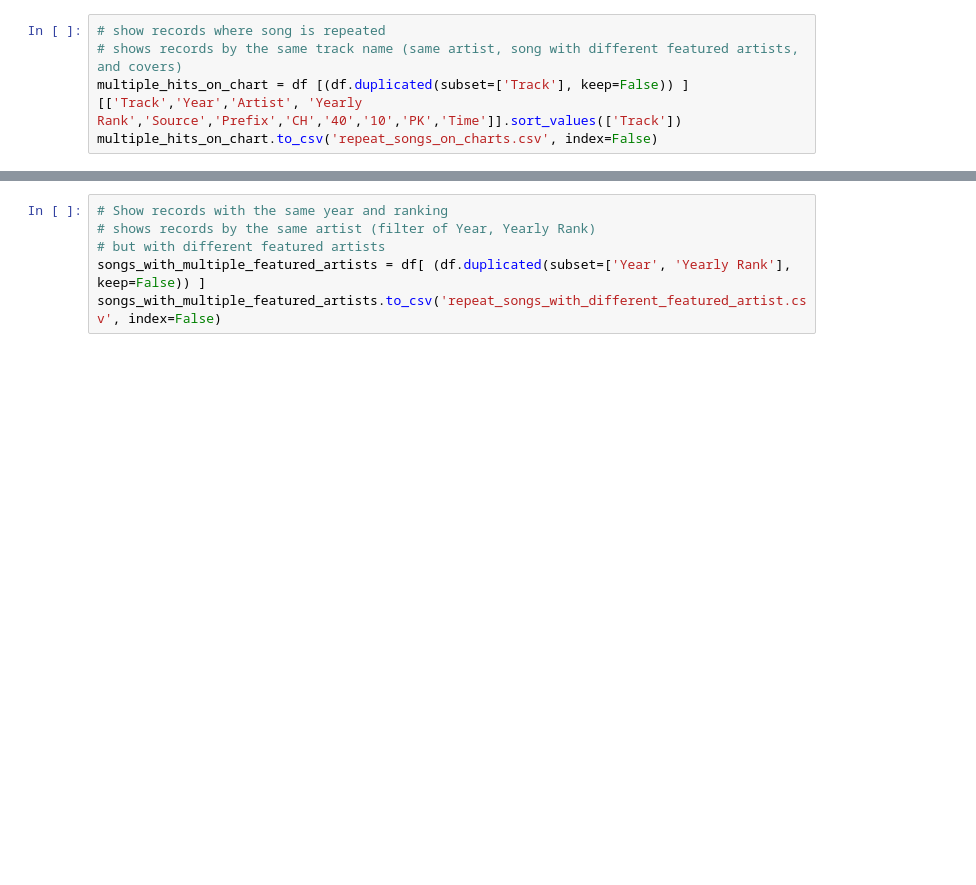
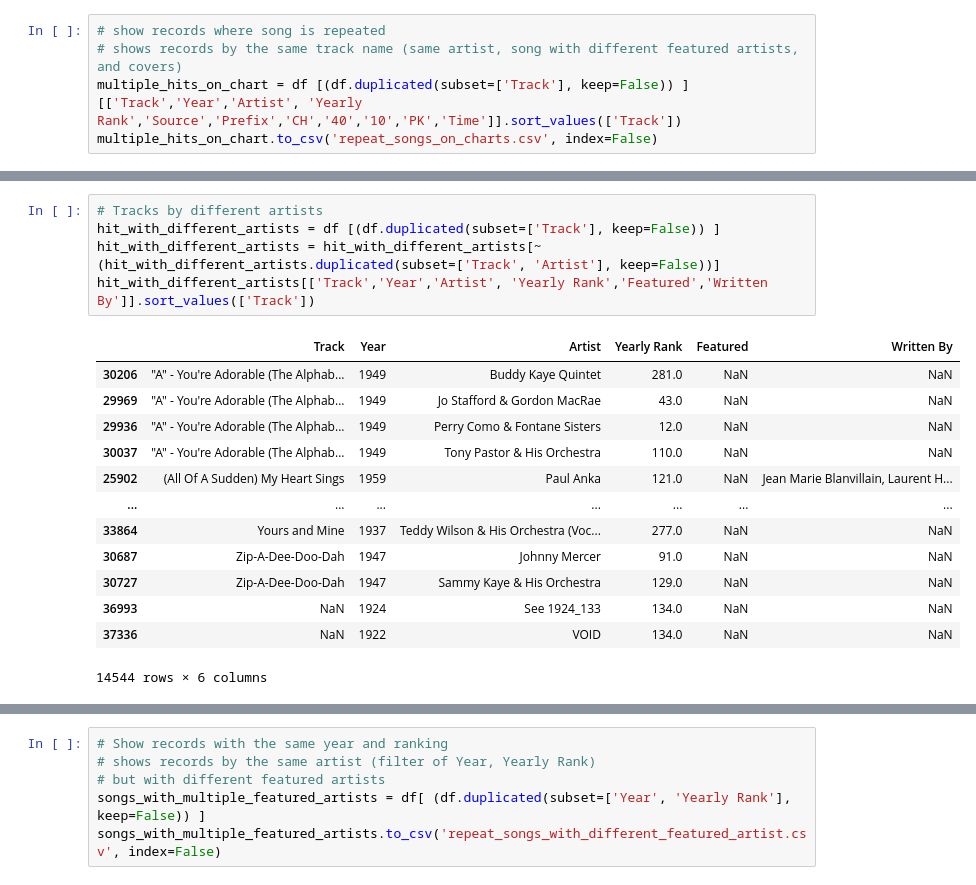
Before and after one commit to ejw-data/tableau-songs, a Jupyter notebook: data_eda.ipynb, the cells around one changed output, grey strips where cells are left out. Cells and saved outputs as stored; diff of their text form; blank space fills up the shorter version.

```diff
--- a/data_eda.ipynb
+++ b/data_eda.ipynb
@@ -233,0 +310,19 @@ multiple_hits_on_chart.to_csv('repeat_songs_on_charts.csv', index=False)
+# %%
+# Tracks by different artists
+hit_with_different_artists = df [(df.duplicated(subset=['Track'], keep=False)) ]
+hit_with_different_artists = hit_with_different_artists[~(hit_with_different_artists.duplicated(subset=['Track', 'Artist'], keep=False))]
+hit_with_different_artists[['Track','Year','Artist', 'Yearly Rank','Featured','Written By']].sort_values(['Track'])
+# %% [output]
+|  | Track | Year | Artist | Yearly Rank | Featured | Written By |
+| 30206 | "A" - You're Adorable (The Alphab... | 1949 | Buddy Kaye Quintet | 281.0 | NaN | NaN |
+| 29969 | "A" - You're Adorable (The Alphab... | 1949 | Jo Stafford & Gordon MacRae | 43.0 | NaN | NaN |
+| 29936 | "A" - You're Adorable (The Alphab... | 1949 | Perry Como & Fontane Sisters | 12.0 | NaN | NaN |
+| 30037 | "A" - You're Adorable (The Alphab... | 1949 | Tony Pastor & His Orchestra | 110.0 | NaN | NaN |
+| 25902 | (All Of A Sudden) My Heart Sings | 1959 | Paul Anka | 121.0 | NaN | Jean Marie Blanvillain, Laurent H... |
+| ... | ... | ... | ... | ... | ... | ... |
+| 33864 | Yours and Mine | 1937 | Teddy Wilson & His Orchestra (Voc... | 277.0 | NaN | NaN |
+| 30687 | Zip-A-Dee-Doo-Dah | 1947 | Johnny Mercer | 91.0 | NaN | NaN |
+| 30727 | Zip-A-Dee-Doo-Dah | 1947 | Sammy Kaye & His Orchestra | 129.0 | NaN | NaN |
+| 36993 | NaN | 1924 | See 1924_133 | 134.0 | NaN | NaN |
+| 37336 | NaN | 1922 | VOID | 134.0 | NaN | NaN |
+14544 rows × 6 columns
```
Also changed, not shown: parts of 14 cells of this notebook.
